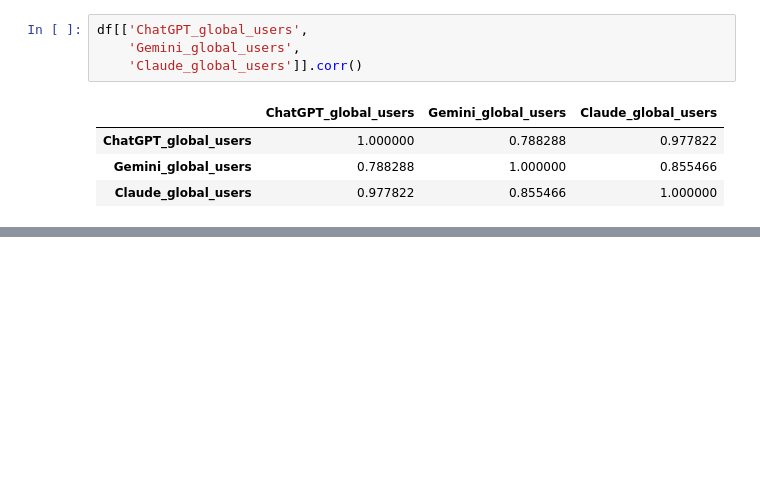
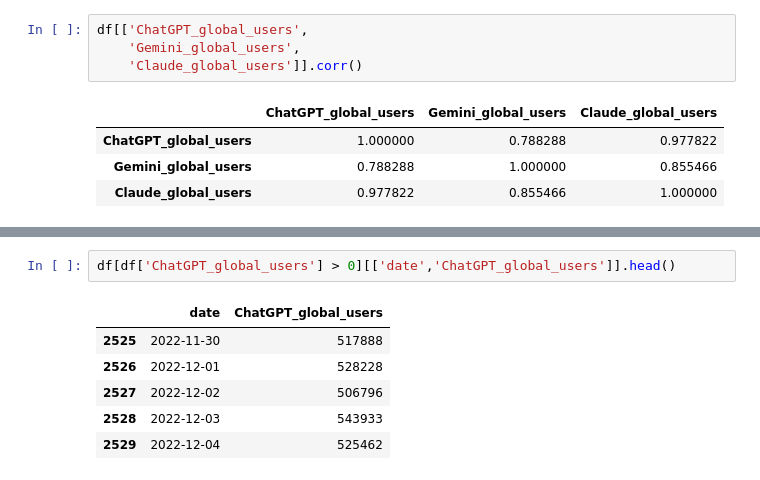
Before and after one commit to sejal18c/AI-Tools-Adoption-Dashboard, a Jupyter notebook: notebooks/ai_tools_analysis.ipynb, the cells around one changed output, grey strips where cells are left out. Saved outputs shown, nothing was run; the diff lists cells and outputs as text; blank space fills up the shorter version.

```diff
--- a/notebooks/ai_tools_analysis.ipynb
+++ b/notebooks/ai_tools_analysis.ipynb
@@ -192,0 +202,9 @@ df[['ChatGPT_global_users',
+# %%
+df[df['ChatGPT_global_users'] > 0][['date','ChatGPT_global_users']].head()
+# %% [output]
+|  | date | ChatGPT_global_users |
+| 2525 | 2022-11-30 | 517888 |
+| 2526 | 2022-12-01 | 528228 |
+| 2527 | 2022-12-02 | 506796 |
+| 2528 | 2022-12-03 | 543933 |
+| 2529 | 2022-12-04 | 525462 |
```
Also changed, not shown: parts of 4 cells of this notebook.
